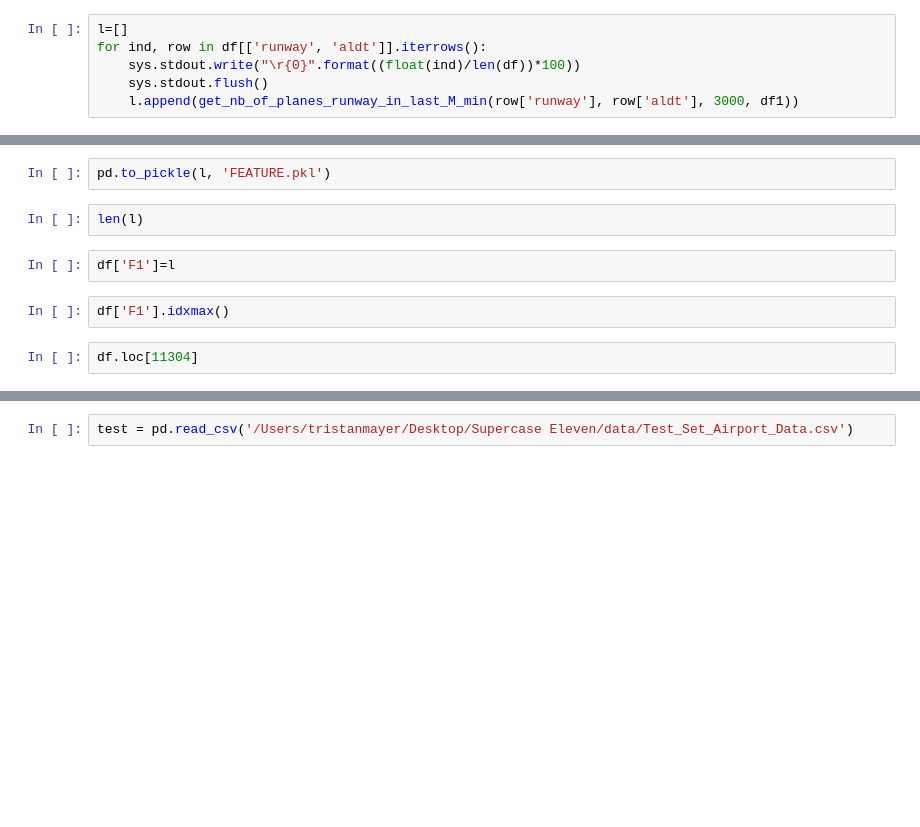
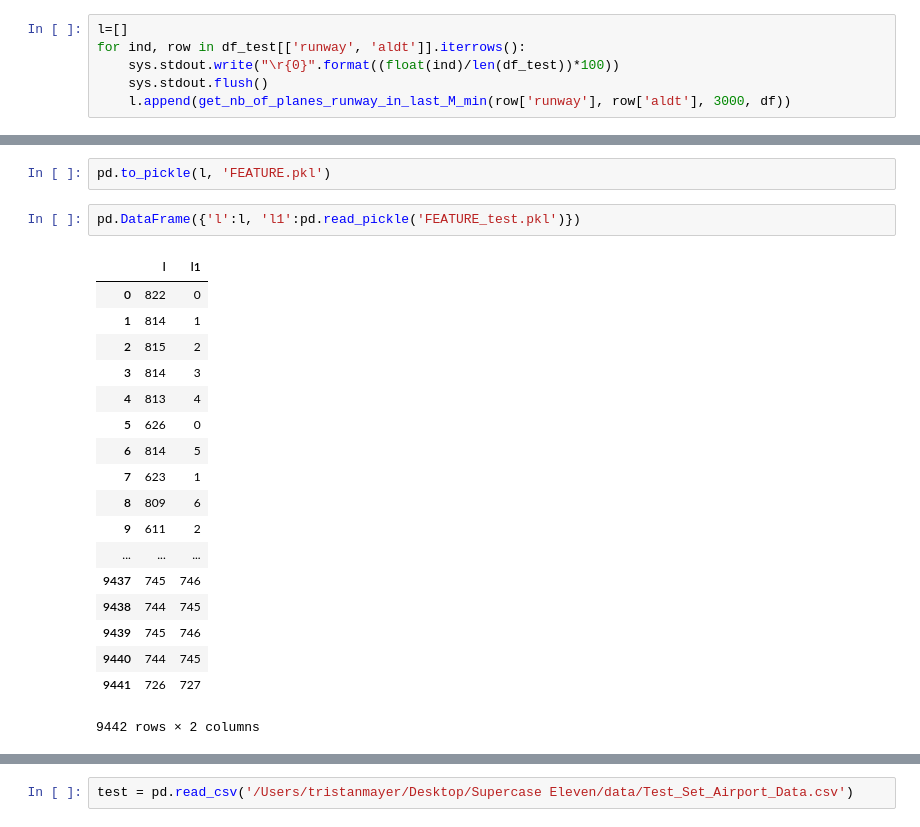
Before and after one commit to arnaudfrn/taxi-time, a Jupyter notebook: Notebook/Feature Engineering.ipynb, the cells around one changed output, grey strips where cells are left out. Cells and saved outputs as stored; diff of their text form; blank space fills up the shorter version.

```diff
--- a/Notebook/Feature Engineering.ipynb
+++ b/Notebook/Feature Engineering.ipynb
@@ -30,9 +61,9 @@ df['aldt'].apply(lambda x: get_nb_of_planes_in_movement(x, df1))
 # %%
 l=[]
-for ind, row in df[['runway', 'aldt']].iterrows():
-    sys.stdout.write("\r{0}".format((float(ind)/len(df))*100))
+for ind, row in df_test[['runway', 'aldt']].iterrows():
+    sys.stdout.write("\r{0}".format((float(ind)/len(df_test))*100))
     sys.stdout.flush()
-    l.append(get_nb_of_planes_runway_in_last_M_min(row['runway'], row['aldt'], 3000, df1))
+    l.append(get_nb_of_planes_runway_in_last_M_min(row['runway'], row['aldt'], 3000, df))
 # %% [output]
 99.98940902351197436
 # %%
@@ -40,10 +75,23 @@ pd.to_pickle(l, 'FEATURE_test.pkl')
 # %%
 pd.to_pickle(l, 'FEATURE.pkl')
-# %%
-len(l)
-# %%
-df['F1']=l
-# %%
-df['F1'].idxmax()
-# %%
-df.loc[11304]
+# %%
+pd.DataFrame({'l':l, 'l1':pd.read_pickle('FEATURE_test.pkl')})
+# %% [output]
+|  | l | l1 |
+| 0 | 822 | 0 |
+| 1 | 814 | 1 |
+| 2 | 815 | 2 |
+| 3 | 814 | 3 |
+| 4 | 813 | 4 |
+| 5 | 626 | 0 |
+| 6 | 814 | 5 |
+| 7 | 623 | 1 |
+| 8 | 809 | 6 |
+| 9 | 611 | 2 |
+| ... | ... | ... |
+| 9437 | 745 | 746 |
+| 9438 | 744 | 745 |
+| 9439 | 745 | 746 |
+| 9440 | 744 | 745 |
+| 9441 | 726 | 727 |
+9442 rows × 2 columns
```
Also changed, not shown: parts of 10 cells of this notebook, 3 other files.
